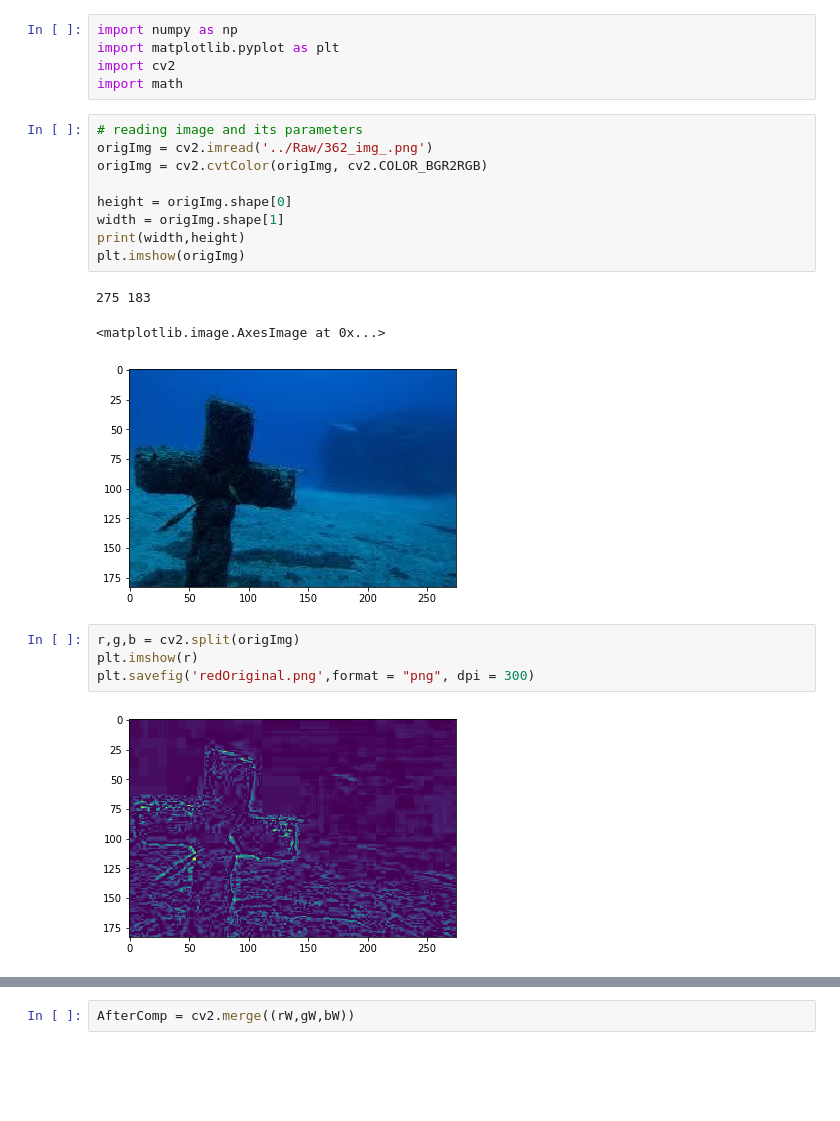
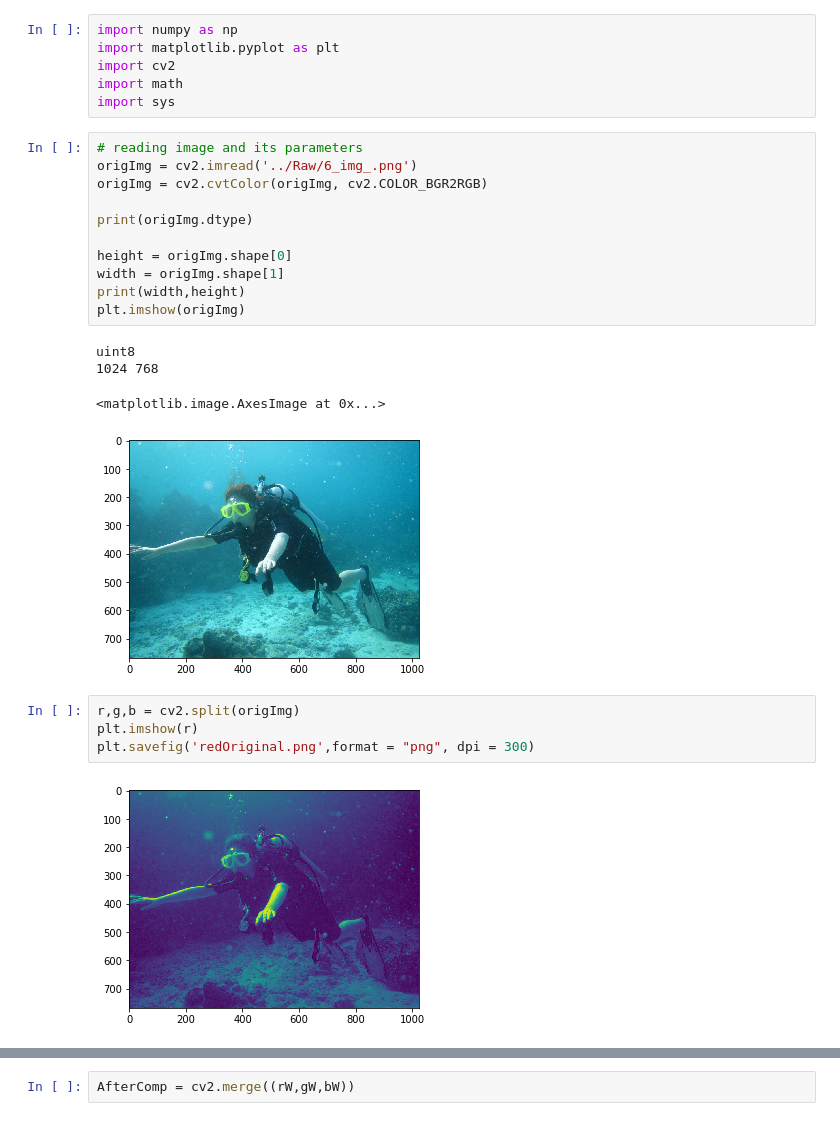
Before and after one commit to anujMT19061/Under_Water_Image_Enhancement, a Jupyter notebook: Under_Water_Image_Enhancement.ipynb, the cells around one changed output, grey strips where cells are left out. Cells and saved outputs as stored; diff of their text form; blank space fills up the shorter version.

```diff
--- a/Under_Water_Image_Enhancement.ipynb
+++ b/Under_Water_Image_Enhancement.ipynb
@@ -3,25 +3,29 @@ import numpy as np
 import matplotlib.pyplot as plt
 import cv2
 import math
+import sys
 # %%
 # reading image and its parameters
-origImg = cv2.imread('../Raw/362_img_.png')
+origImg = cv2.imread('../Raw/6_img_.png')
 origImg = cv2.cvtColor(origImg, cv2.COLOR_BGR2RGB)
+
+print(origImg.dtype)
 
 height = origImg.shape[0]
 width = origImg.shape[1]
 print(width,height)
 plt.imshow(origImg)
 # %% [output]
-275 183
+uint8
+1024 768
 <matplotlib.image.AxesImage at 0x...>
-[figure, old version]
+[figure, new version]
 # %%
 r,g,b = cv2.split(origImg)
 plt.imshow(r)
 plt.savefig('redOriginal.png',format = "png", dpi = 300)
 # %% [output]
-[figure, old version]
+[figure, new version]
 # %%
 plt.imshow(g)
 # %% [output]
```
Also changed, not shown: parts of 37 cells of this notebook.
